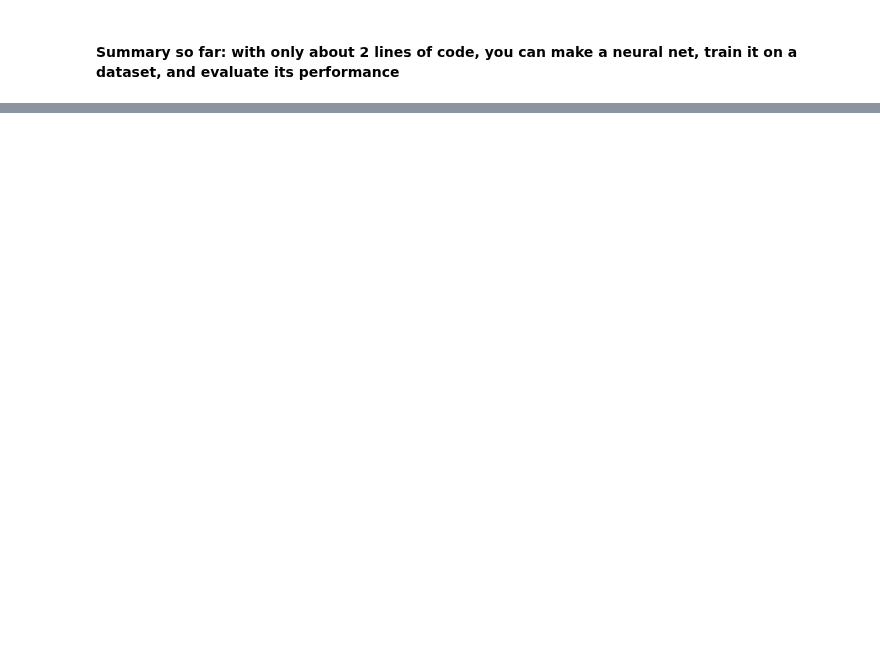
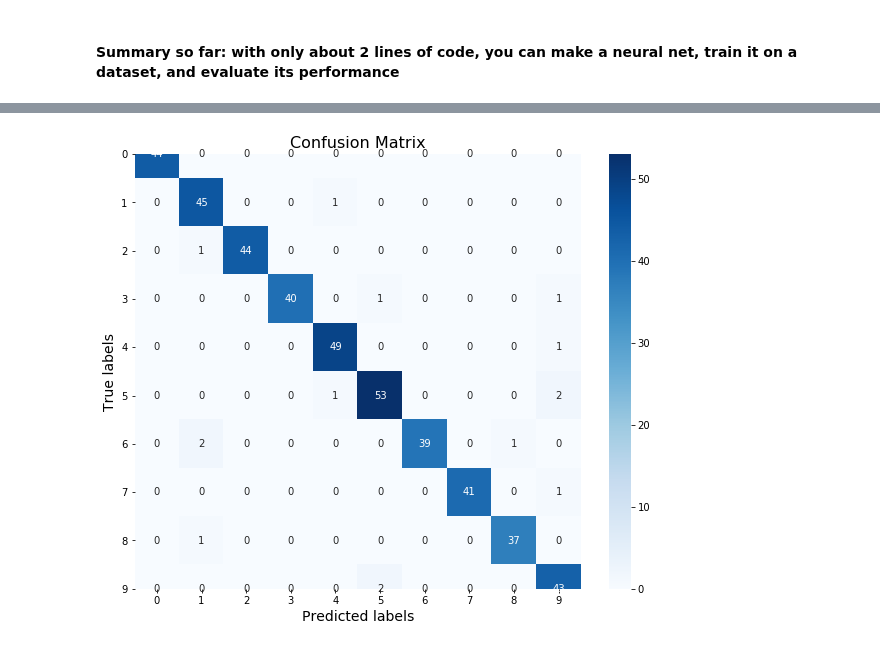
Before and after one commit to oercompbiomed/CBM101, a Jupyter notebook: H_Neural_Networks/2_Feed_Forward_Neural_Networks.ipynb, the cells around one changed output, grey strips where cells are left out. Cells and saved outputs as stored; diff of their text form; code cells hidden in the pictures; blank space fills up the shorter version.

```diff
--- a/H_Neural_Networks/2_Feed_Forward_Neural_Networks.ipynb
+++ b/H_Neural_Networks/2_Feed_Forward_Neural_Networks.ipynb
@@ -105,0 +147,8 @@ As you can see, the train accuracy is overly optimistic, with a perfect predicti
+# %%
+from sklearn.metrics import classification_report
+from sklearn.metrics import confusion_matrix
+import seaborn as sns
+
+pred = clf.predict(X_test)
+print(data.target_names)
+print(confusion_matrix(y_test, pred))
@@ -105,0 +167,17 @@ As you can see, the train accuracy is overly optimistic, with a perfect predicti
+# %%
+fig, ax = plt.subplots(figsize=(10,8))
+sns.heatmap(confusion_matrix(y_test, pred),
+            annot = True,
+            fmt = 'g',
+            cmap = "Blues",
+            ax = ax)
+
+ax.set_xlabel('Predicted labels', fontsize = 14)
+ax.set_ylabel('True labels', fontsize = 14)
+ax.set_title('Confusion Matrix', fontsize = 16)
+ax.xaxis.set_ticklabels(data.target_names)
+ax.yaxis.set_ticklabels(data.target_names)
+plt.yticks(rotation=0)
+plt.show()
+# %% [output]
+[figure, added]
```
Also changed, not shown: parts of 17 cells of this notebook.
